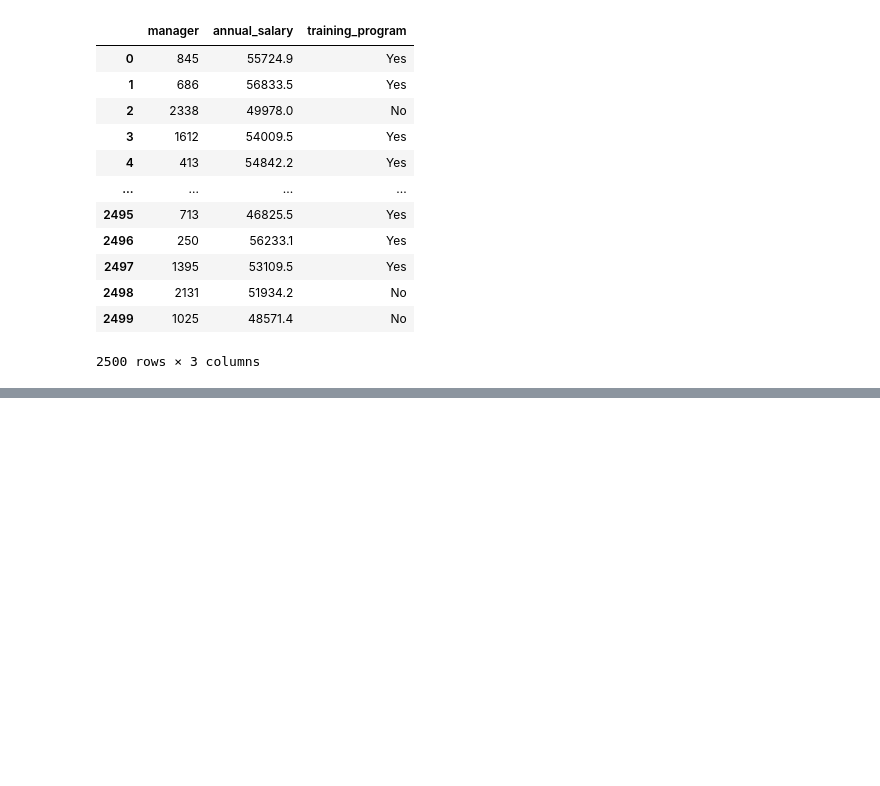
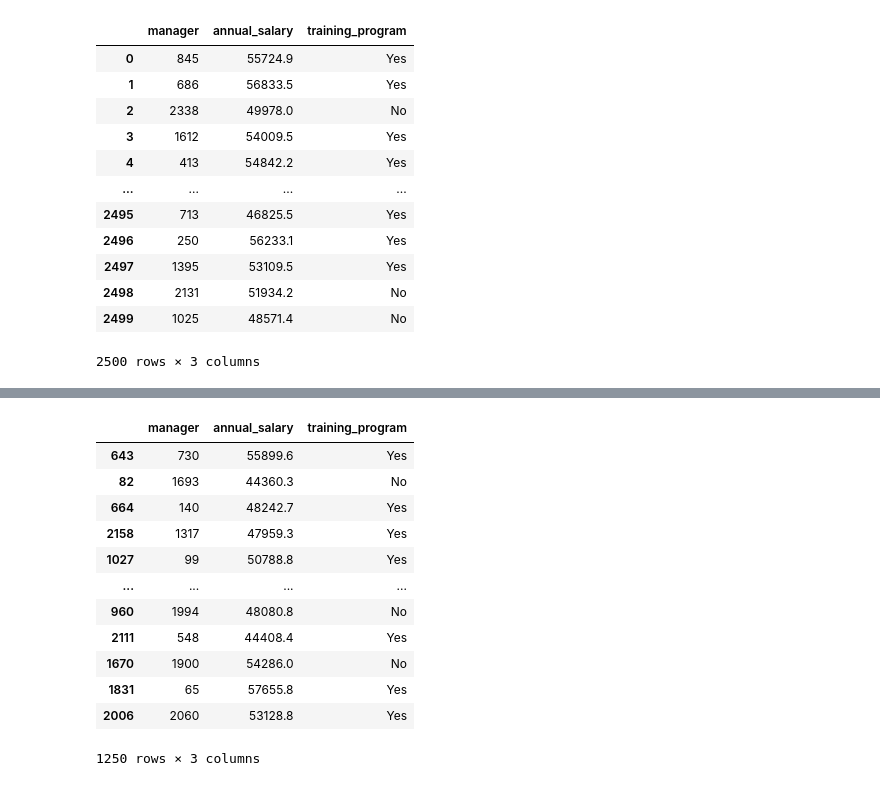
Before and after one commit to Arizonagong/Arizonagong.github.io, a Jupyter notebook: sampling_dist.ipynb, the cells around one changed output, grey strips where cells are left out. Cells and saved outputs as stored; diff of their text form; code cells hidden in the pictures; blank space fills up the shorter version.

```diff
--- a/sampling_dist.ipynb
+++ b/sampling_dist.ipynb
@@ -51,0 +67,17 @@ df
+# %%
+# Let's do random sampling
+df.sample(frac=0.5)
+# %% [output]
+|  | manager | annual_salary | training_program |
+| 643 | 730 | 55899.6 | Yes |
+| 82 | 1693 | 44360.3 | No |
+| 664 | 140 | 48242.7 | Yes |
+| 2158 | 1317 | 47959.3 | Yes |
+| 1027 | 99 | 50788.8 | Yes |
+| ... | ... | ... | ... |
+| 960 | 1994 | 48080.8 | No |
+| 2111 | 548 | 44408.4 | Yes |
+| 1670 | 1900 | 54286.0 | No |
+| 1831 | 65 | 57655.8 | Yes |
+| 2006 | 2060 | 53128.8 | Yes |
+1250 rows × 3 columns
```
Also changed, not shown: parts of 3 cells of this notebook, 7 other files.
